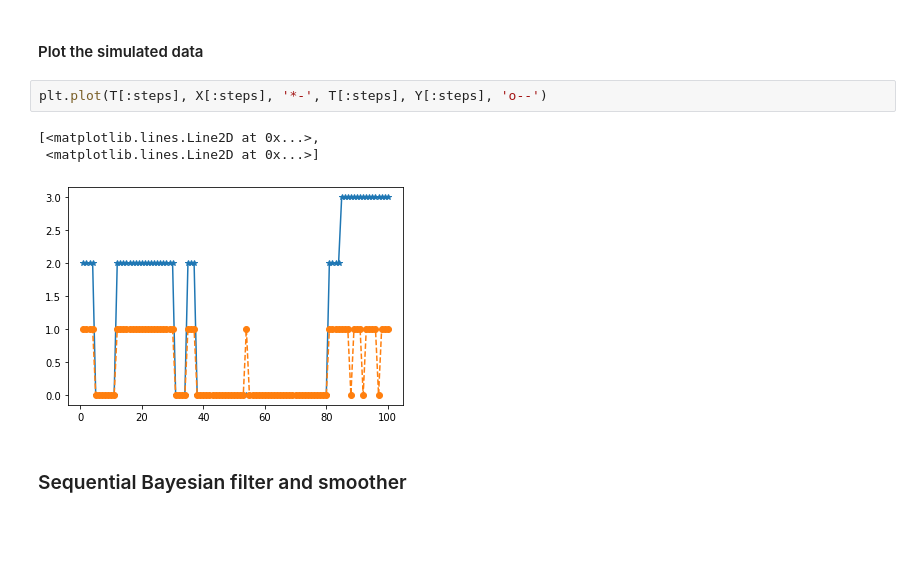
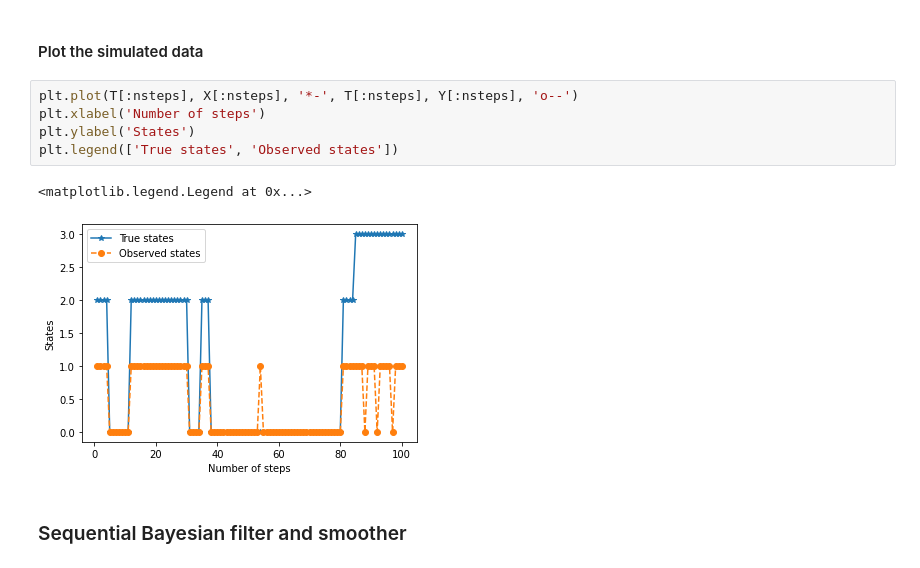
Before and after one commit to EEA-sensors/sequential-parallelization-examples, a Jupyter notebook: python/temporal-parallelization-inference-in-HMMs/phmm_classical.ipynb, the cells around one changed output. Drawn from its saved outputs; the diff is of its cells as text; blank space fills up the shorter version.

```diff
--- a/python/temporal-parallelization-inference-in-HMMs/phmm_classical.ipynb
+++ b/python/temporal-parallelization-inference-in-HMMs/phmm_classical.ipynb
@@ -164,12 +163,14 @@ model = HMMModel()
 X,Y = simulate_data(model,10 ** log10T)
 # %% [markdown]
 #### Plot the simulated data
-# %%
-plt.plot(T[:steps], X[:steps], '*-', T[:steps], Y[:steps], 'o--')
-# %% [output]
-[<matplotlib.lines.Line2D at 0x...>,
- <matplotlib.lines.Line2D at 0x...>]
-[figure, removed]
+# %%
+plt.plot(T[:nsteps], X[:nsteps], '*-', T[:nsteps], Y[:nsteps], 'o--')
+plt.xlabel('Number of steps')
+plt.ylabel('States')
+plt.legend(['True states', 'Observed states'])
+# %% [output]
+<matplotlib.legend.Legend at 0x...>
+[figure, added]
 # %% [markdown]
 ### Sequential Bayesian filter and smoother
 # %% [markdown]
```
Also changed, not shown: parts of 11 cells of this notebook, 2 other files.
